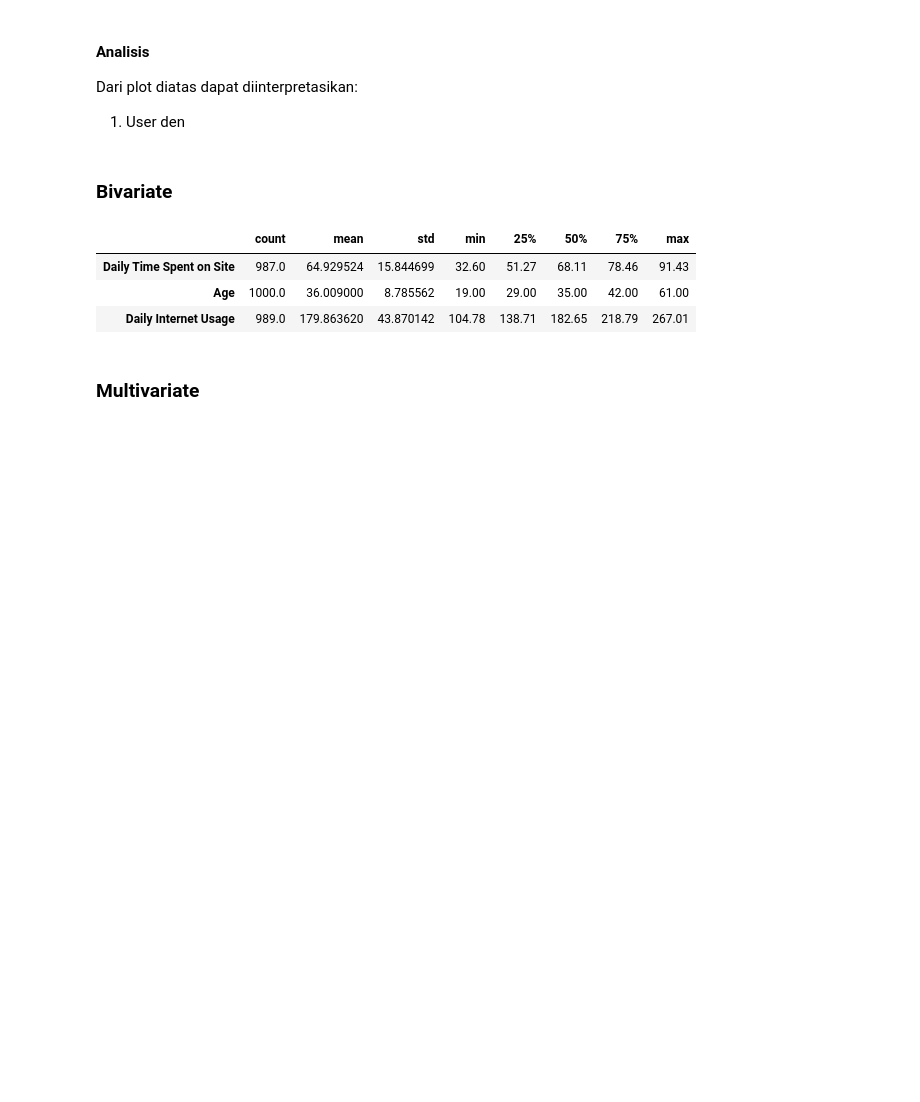
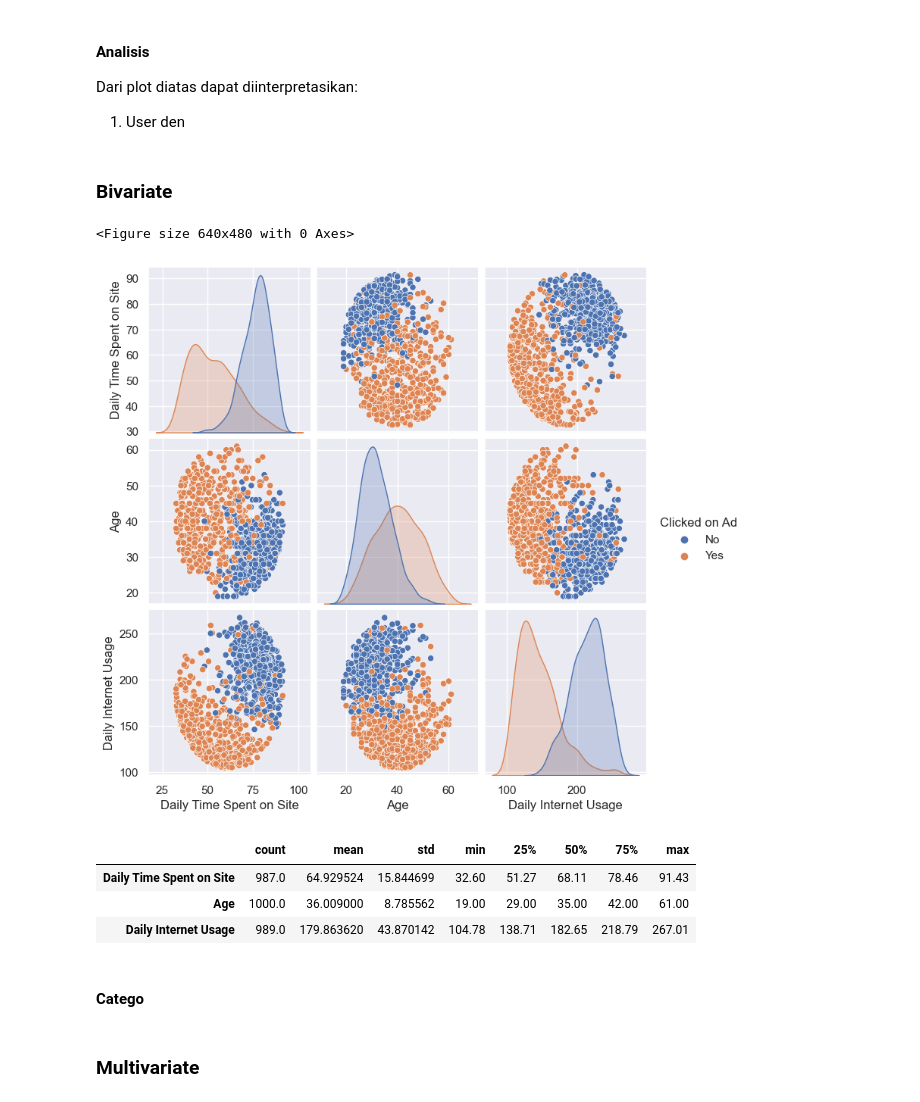
Before and after one commit to garrylgiancarlo/project-clickedads, a Jupyter notebook: clicked_ads.ipynb, the cells around one changed output. Cells and saved outputs as stored; diff of their text form; code cells hidden in the pictures; blank space fills up the shorter version.

```diff
--- a/clicked_ads.ipynb
+++ b/clicked_ads.ipynb
@@ -118,6 +118,15 @@ Dari plot diatas dapat diinterpretasikan:
 1. User den
 # %% [markdown]
 ### Bivariate
+# %%
+plott = ['Daily Time Spent on Site','Age','Daily Internet Usage','Clicked on Ad']
+# %%
+plt.figure()
+sns.pairplot(df[plott], hue= 'Clicked on Ad', corner=False)
+plt.show()
+# %% [output]
+<Figure size 640x480 with 0 Axes>
+[figure, added]
 # %%
 df[to_plot].describe().T
 # %% [output]
@@ -137,6 +146,8 @@ fig.show()
 fig = px.scatter(df, x='Age', y='Daily Internet Usage', color='Clicked on Ad',
                  template='plotly_dark', width=700, height=500)
 fig.show()
+# %% [markdown]
+#### Catego
 # %% [markdown]
 ### Multivariate
 # %%
```
